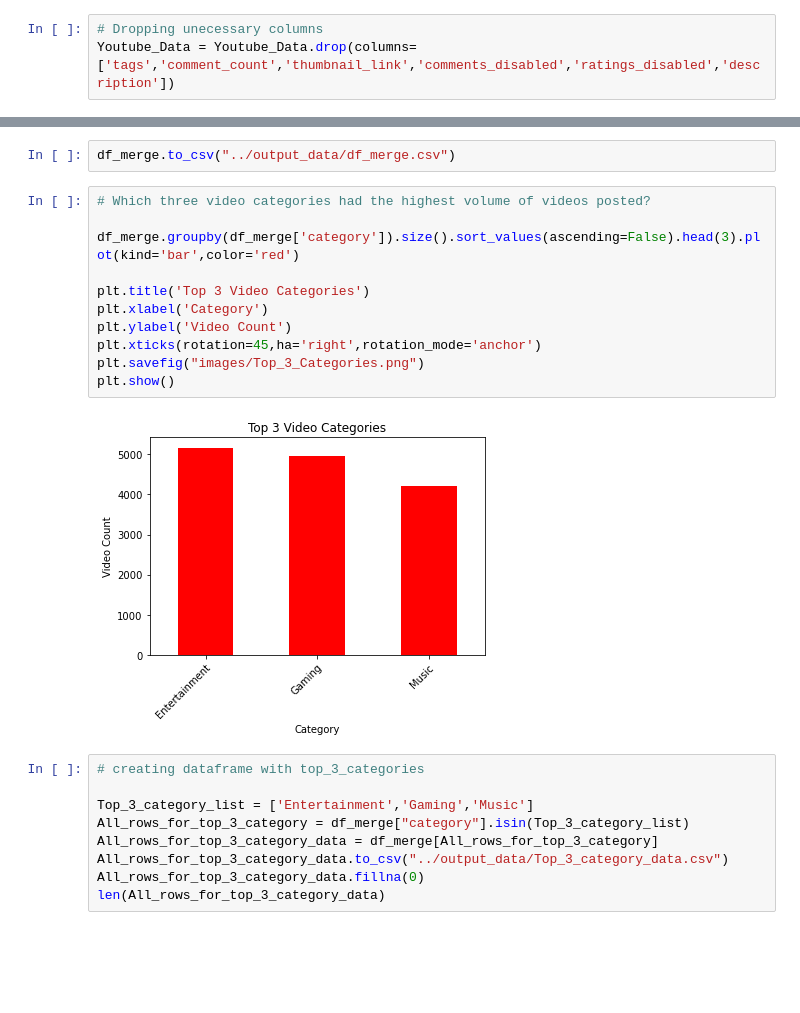
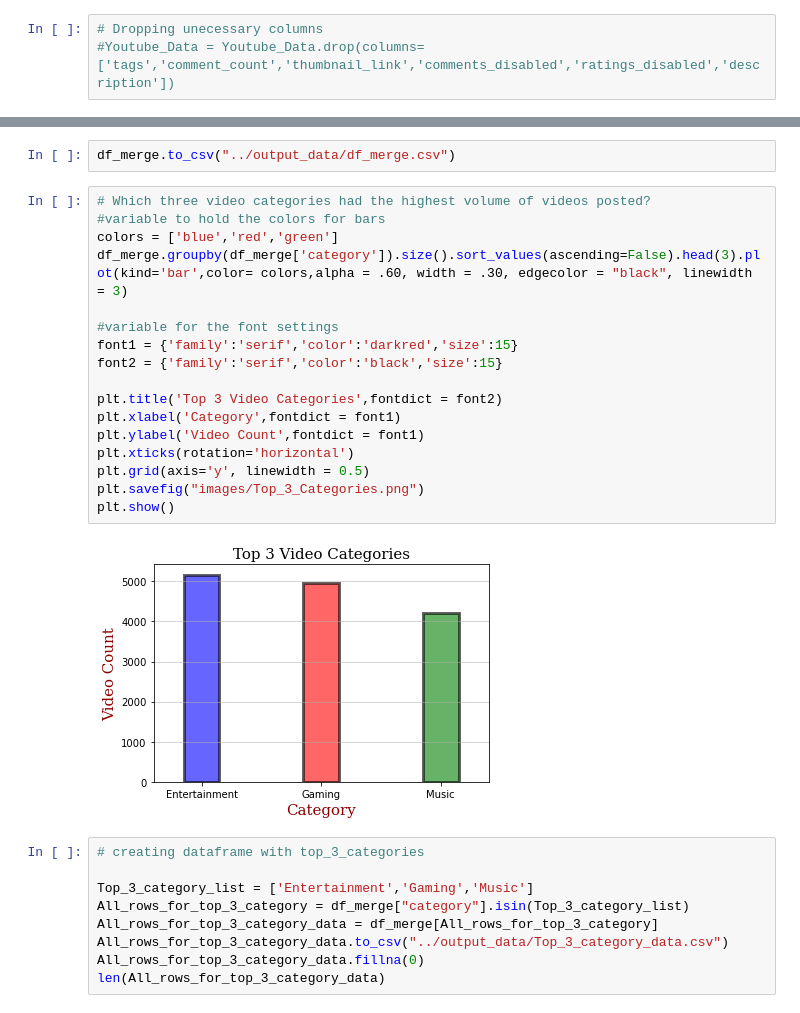
Before and after one commit to robertfben/Covid-Vs.-YouTube-Let-s-get-this-Bread, a Jupyter notebook: Question 3/Question3B.ipynb, the cells around one changed output, grey strips where cells are left out. Drawn from its saved outputs; the diff is of its cells as text; blank space fills up the shorter version.

```diff
--- a/Question 3/Question3B.ipynb
+++ b/Question 3/Question3B.ipynb
@@ -117,4 +117,4 @@ Month             0
 dtype: int64
 # %%
 # Dropping unecessary columns
-Youtube_Data = Youtube_Data.drop(columns=['tags','comment_count','thumbnail_link','comments_disabled','ratings_disabled','description'])
+#Youtube_Data = Youtube_Data.drop(columns=['tags','comment_count','thumbnail_link','comments_disabled','ratings_disabled','description'])
@@ -322,17 +320,23 @@ df_merge.head()
 df_merge.to_csv("../output_data/df_merge.csv")
 # %%
 # Which three video categories had the highest volume of videos posted?
+#variable to hold the colors for bars
+colors = ['blue','red','green']
+df_merge.groupby(df_merge['category']).size().sort_values(ascending=False).head(3).plot(kind='bar',color= colors,alpha = .60, width = .30, edgecolor = "black", linewidth = 3)
 
-df_merge.groupby(df_merge['category']).size().sort_values(ascending=False).head(3).plot(kind='bar',color='red')
+#variable for the font settings
+font1 = {'family':'serif','color':'darkred','size':15}
+font2 = {'family':'serif','color':'black','size':15}
 
-plt.title('Top 3 Video Categories')
-plt.xlabel('Category')
-plt.ylabel('Video Count')
-plt.xticks(rotation=45,ha='right',rotation_mode='anchor')
+plt.title('Top 3 Video Categories',fontdict = font2)
+plt.xlabel('Category',fontdict = font1)
+plt.ylabel('Video Count',fontdict = font1)
+plt.xticks(rotation='horizontal')
+plt.grid(axis='y', linewidth = 0.5)
 plt.savefig("images/Top_3_Categories.png")
 plt.show()
 # %% [output]
-[figure, old version]
+[figure, new version]
 # %%
 # creating dataframe with top_3_categories
 
```
Also changed, not shown: parts of 4 cells of this notebook, 7 other files.
